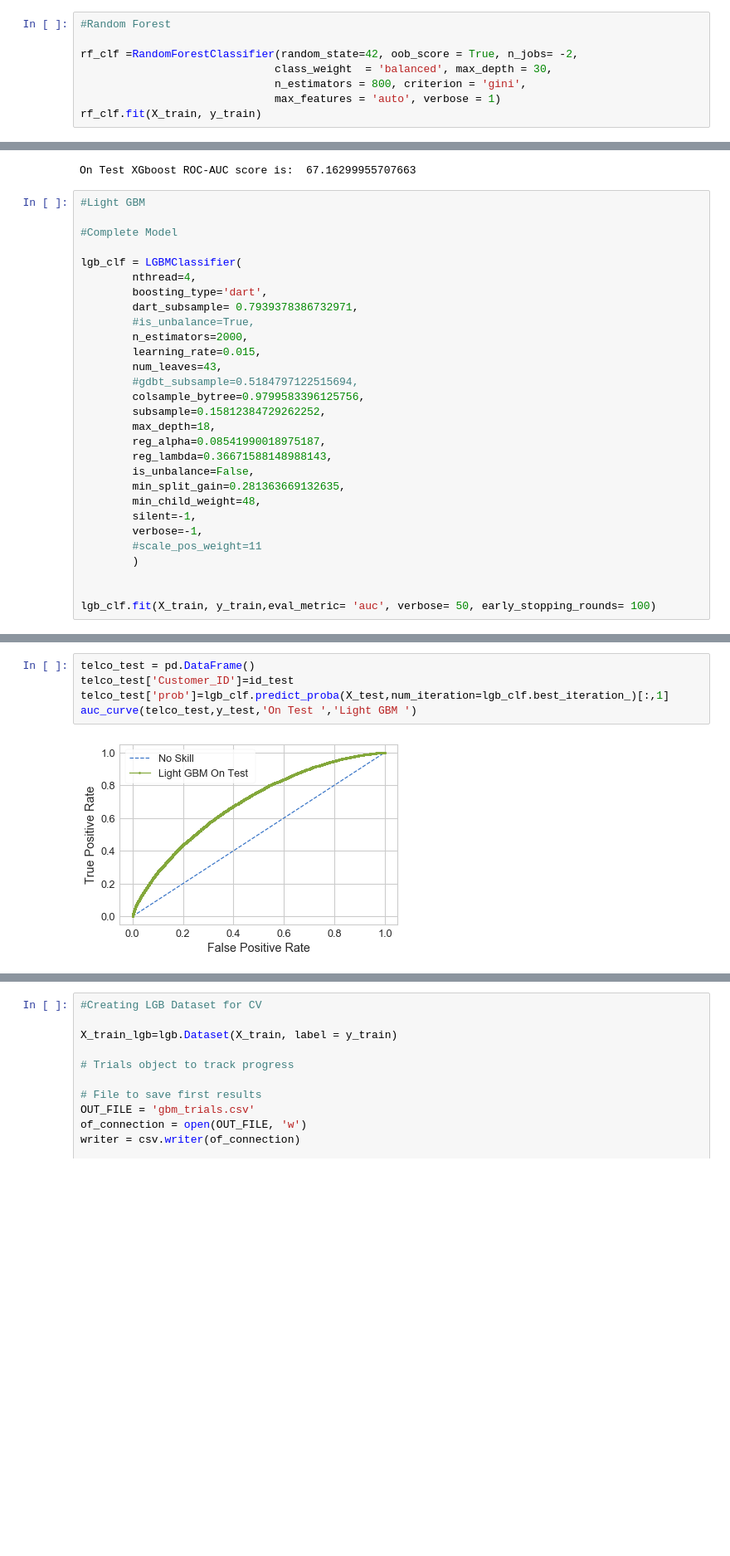
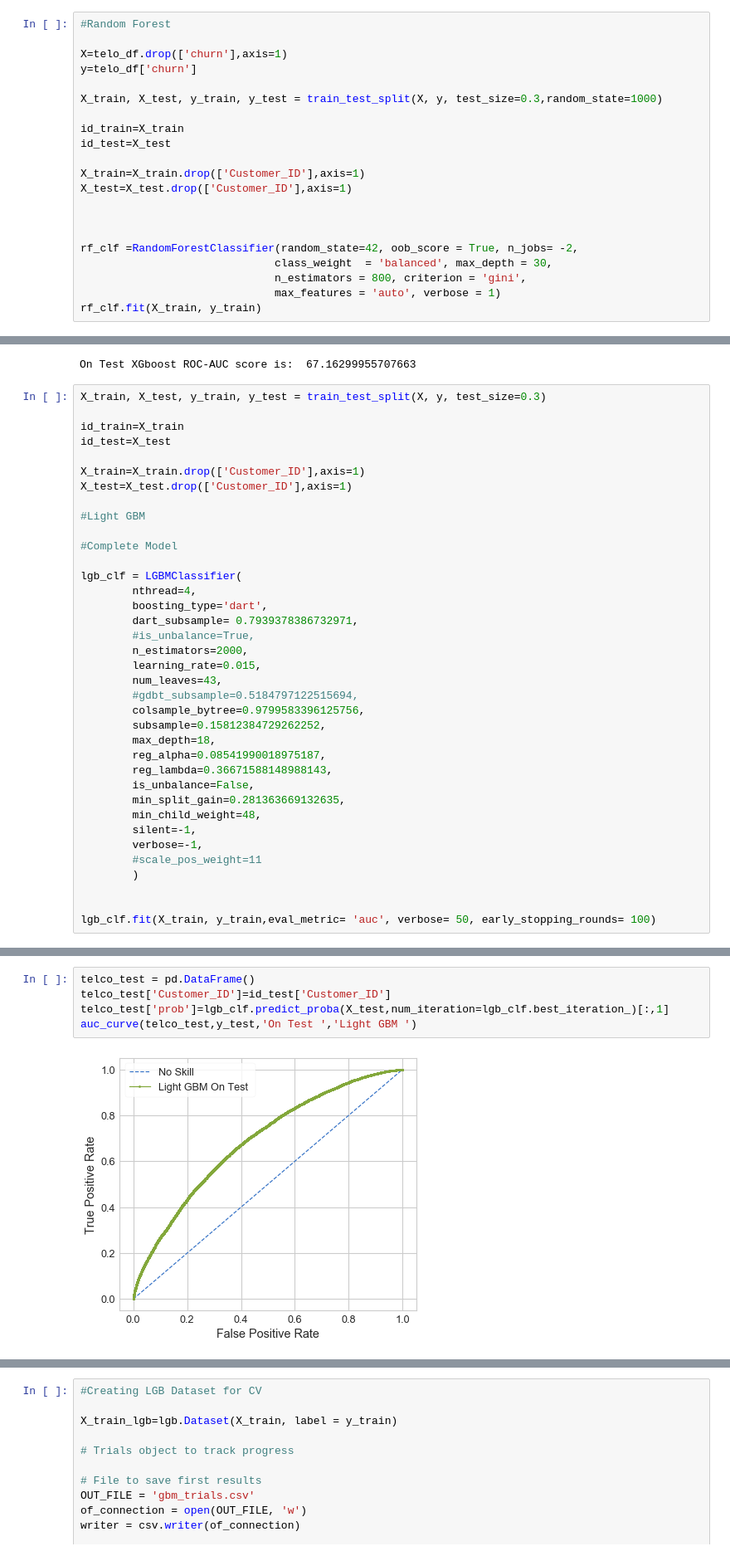
Before and after one commit to schilloji/iim_apds_churn_prjct, a Jupyter notebook: model_build.ipynb, the cells around one changed output, grey strips where cells are left out. Shown at 83% size. Cells and saved outputs as stored; diff of their text form; blank space fills up the shorter version.

```diff
--- a/model_build.ipynb
+++ b/model_build.ipynb
@@ -219,5 +232,18 @@ On Test Logistic ROC-AUC score is:  63.364424326779975
 # %%
 #Random Forest
+
+X=telo_df.drop(['churn'],axis=1)
+y=telo_df['churn']
+
+X_train, X_test, y_train, y_test = train_test_split(X, y, test_size=0.3,random_state=1000)
+
+id_train=X_train
+id_test=X_test
+
+X_train=X_train.drop(['Customer_ID'],axis=1)
+X_test=X_test.drop(['Customer_ID'],axis=1)
+
+
 
 rf_clf =RandomForestClassifier(random_state=42, oob_score = True, n_jobs= -2,
                               class_weight  = 'balanced', max_depth = 30,
@@ -355,6 +381,14 @@ auc_curve(telco_test,y_test,'On Test ','XGboost ')
 [figure]
 On Test XGboost ROC-AUC score is:  67.16299955707663
 # %%
+X_train, X_test, y_train, y_test = train_test_split(X, y, test_size=0.3)
+
+id_train=X_train
+id_test=X_test
+
+X_train=X_train.drop(['Customer_ID'],axis=1)
+X_test=X_test.drop(['Customer_ID'],axis=1)
+
 #Light GBM
 
 #Complete Model
@@ -399,7 +434,7 @@ LGBMClassifier(boosting_type='dart', class_weight=None,
 # %%
 telco_test = pd.DataFrame()
-telco_test['Customer_ID']=id_test
+telco_test['Customer_ID']=id_test['Customer_ID']
 telco_test['prob']=lgb_clf.predict_proba(X_test,num_iteration=lgb_clf.best_iteration_)[:,1]
 auc_curve(telco_test,y_test,'On Test ','Light GBM ')
 # %% [output]
-[figure, old version]
+[figure, new version]
```
Also changed, not shown: parts of 17 cells of this notebook, 4 other files.
